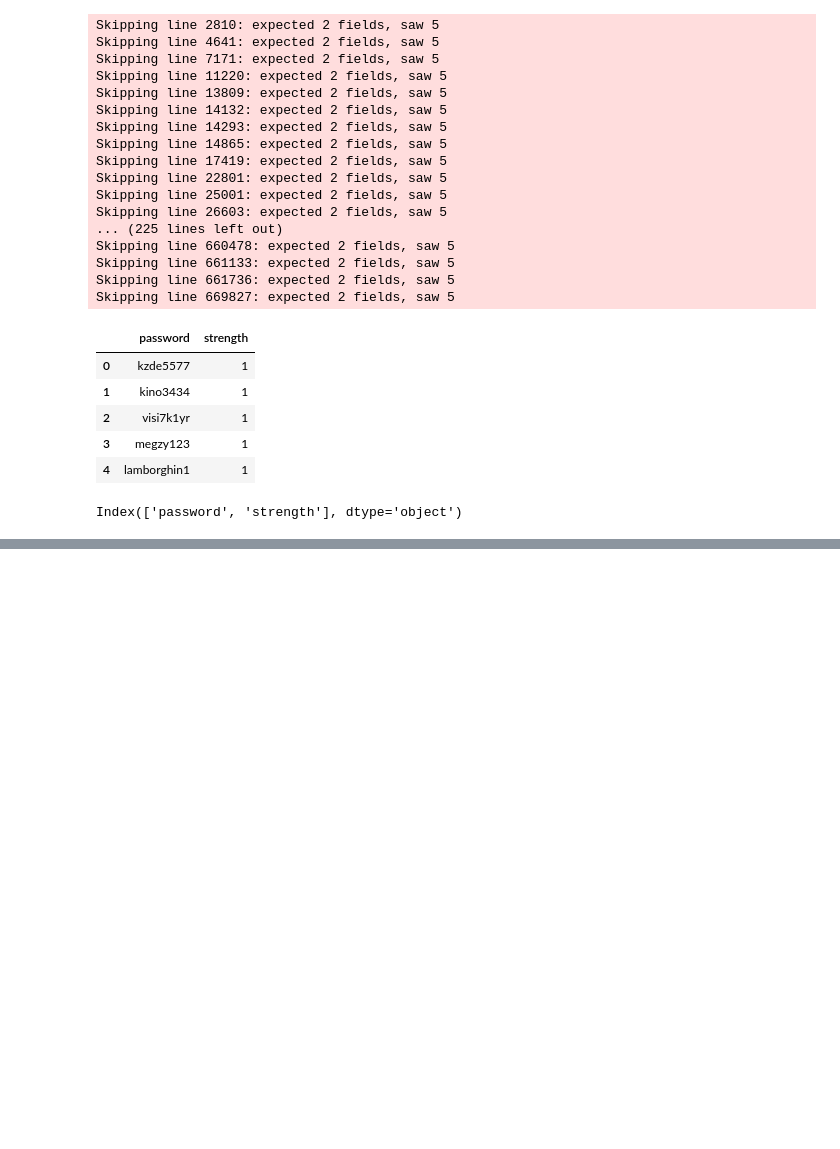
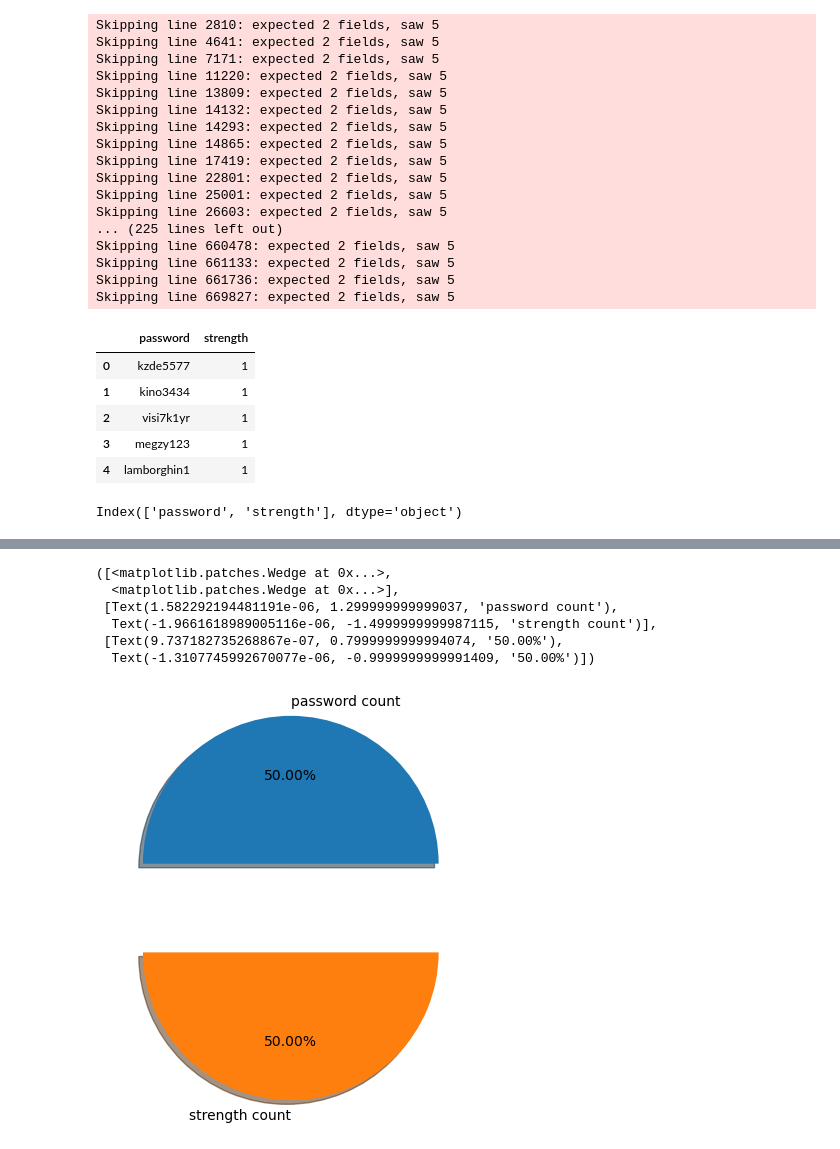
Before and after one commit to BibekRai44/EDA-and-Feature-Engineering, a Jupyter notebook: Password Analysis.ipynb, the cells around one changed output, grey strips where cells are left out. Drawn from its saved outputs; the diff is of its cells as text; code cells hidden in the pictures; blank space fills up the shorter version.

```diff
--- a/Password Analysis.ipynb
+++ b/Password Analysis.ipynb
@@ -73,0 +76,4 @@ Index(['password', 'strength'], dtype='object')
+# %%
+x1=data['password'].value_counts().sum()
+# %%
+x2=data['strength'].value_counts().sum()
@@ -73,0 +86,13 @@ Index(['password', 'strength'], dtype='object')
+# %%
+x=([x1,x2])
+mylabels=['password count','strength count']
+myexplode=[0.2,0.4]
+plt.pie(x,labels=mylabels,autopct='%1.2f%%',shadow=True,explode=myexplode)
+# %% [output]
+([<matplotlib.patches.Wedge at 0x...>,
+  <matplotlib.patches.Wedge at 0x...>],
+ [Text(1.582292194481191e-06, 1.299999999999037, 'password count'),
+  Text(-1.9661618989005116e-06, -1.4999999999987115, 'strength count')],
+ [Text(9.737182735268867e-07, 0.7999999999994074, '50.00%'),
+  Text(-1.3107745992670077e-06, -0.9999999999991409, '50.00%')])
+[figure, added]
```
Also changed, not shown: parts of 3 cells of this notebook.
